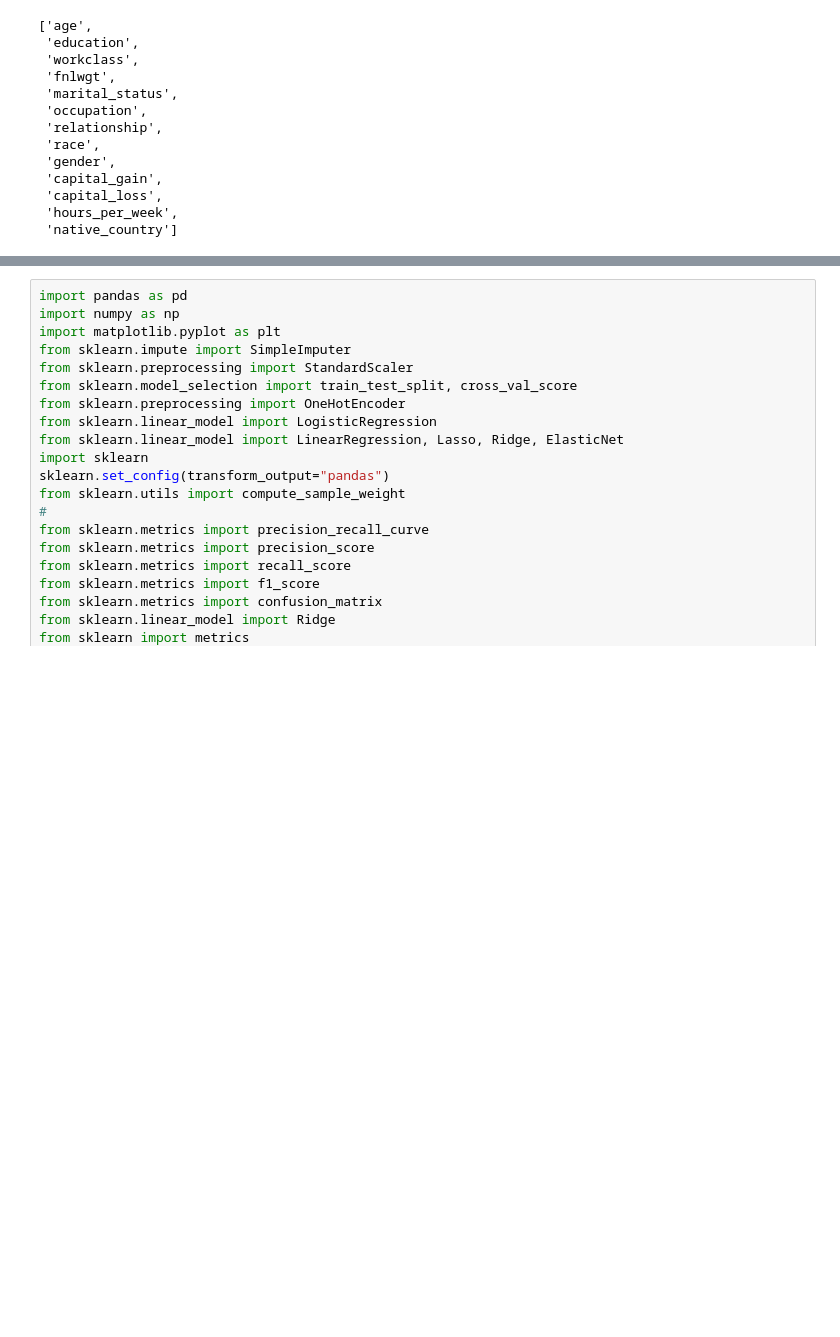
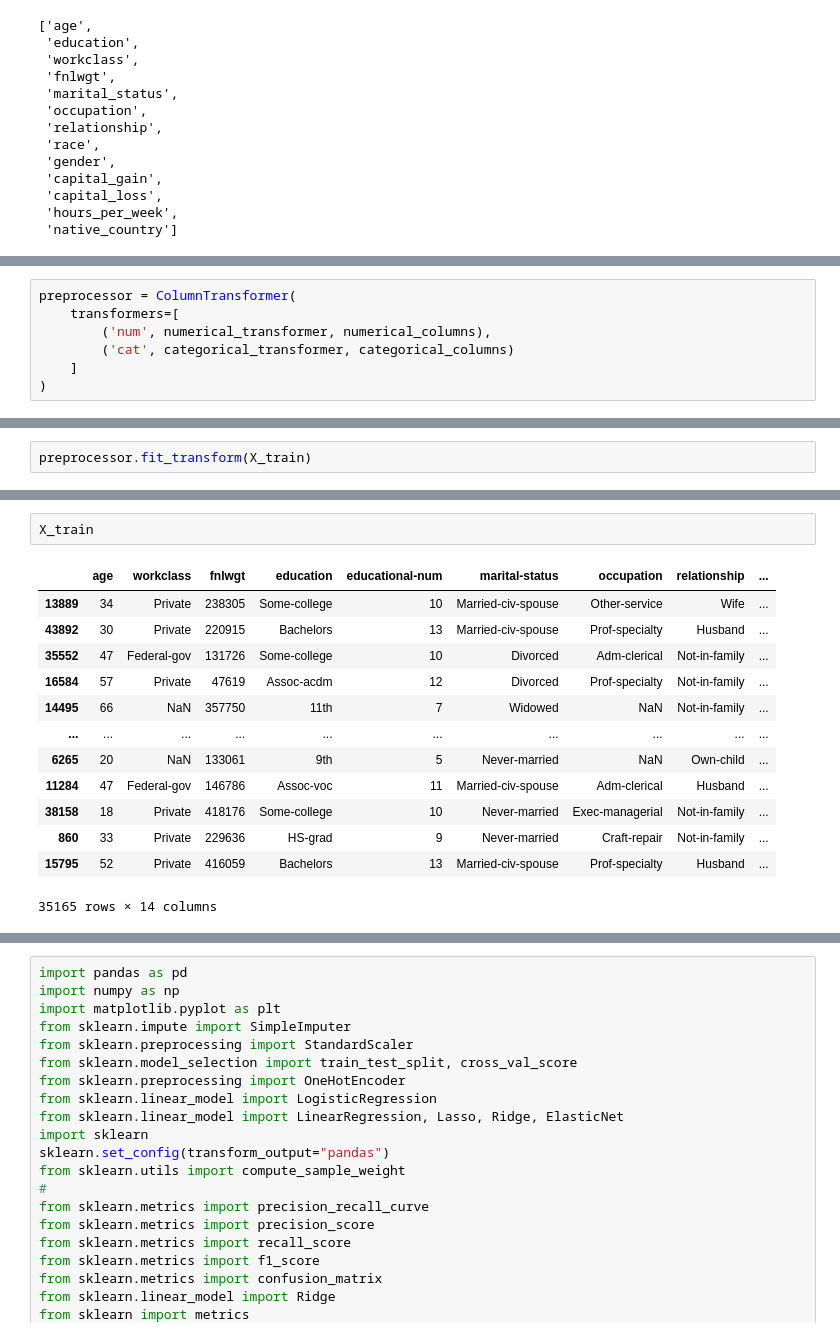
Before and after one commit to TimurTKO/BankPrediction, a Jupyter notebook: model.ipynb, the cells around one changed output, grey strips where cells are left out. Drawn from its saved outputs; the diff is of its cells as text; blank space fills up the shorter version.

```diff
--- a/model.ipynb
+++ b/model.ipynb
@@ -418,0 +534,7 @@ CatBoostError: Input data must have at least one feature
+# %%
+preprocessor = ColumnTransformer(
+    transformers=[
+        ('num', numerical_transformer, numerical_columns),
+        ('cat', categorical_transformer, categorical_columns)
+    ]
+)
@@ -418,0 +551,2 @@ CatBoostError: Input data must have at least one feature
+# %%
+preprocessor.fit_transform(X_train)
@@ -418,0 +567,16 @@ CatBoostError: Input data must have at least one feature
+# %%
+X_train
+# %% [output]
+|  | age | workclass | fnlwgt | education | educational-num | marital-status | occupation | relationship | ... |
+| 13889 | 34 | Private | 238305 | Some-college | 10 | Married-civ-spouse | Other-service | Wife | ... |
+| 43892 | 30 | Private | 220915 | Bachelors | 13 | Married-civ-spouse | Prof-specialty | Husband | ... |
+| 35552 | 47 | Federal-gov | 131726 | Some-college | 10 | Divorced | Adm-clerical | Not-in-family | ... |
+| 16584 | 57 | Private | 47619 | Assoc-acdm | 12 | Divorced | Prof-specialty | Not-in-family | ... |
+| 14495 | 66 | NaN | 357750 | 11th | 7 | Widowed | NaN | Not-in-family | ... |
+| ... | ... | ... | ... | ... | ... | ... | ... | ... | ... |
+| 6265 | 20 | NaN | 133061 | 9th | 5 | Never-married | NaN | Own-child | ... |
+| 11284 | 47 | Federal-gov | 146786 | Assoc-voc | 11 | Married-civ-spouse | Adm-clerical | Husband | ... |
+| 38158 | 18 | Private | 418176 | Some-college | 10 | Never-married | Exec-managerial | Not-in-family | ... |
+| 860 | 33 | Private | 229636 | HS-grad | 9 | Never-married | Craft-repair | Not-in-family | ... |
+| 15795 | 52 | Private | 416059 | Bachelors | 13 | Married-civ-spouse | Prof-specialty | Husband | ... |
+35165 rows × 14 columns
```
Also changed, not shown: parts of 13 cells of this notebook, 5 other files.
